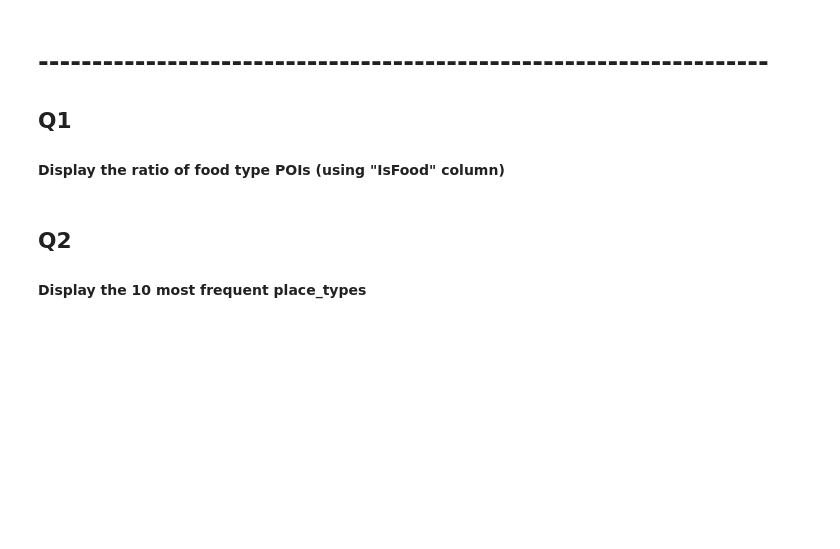
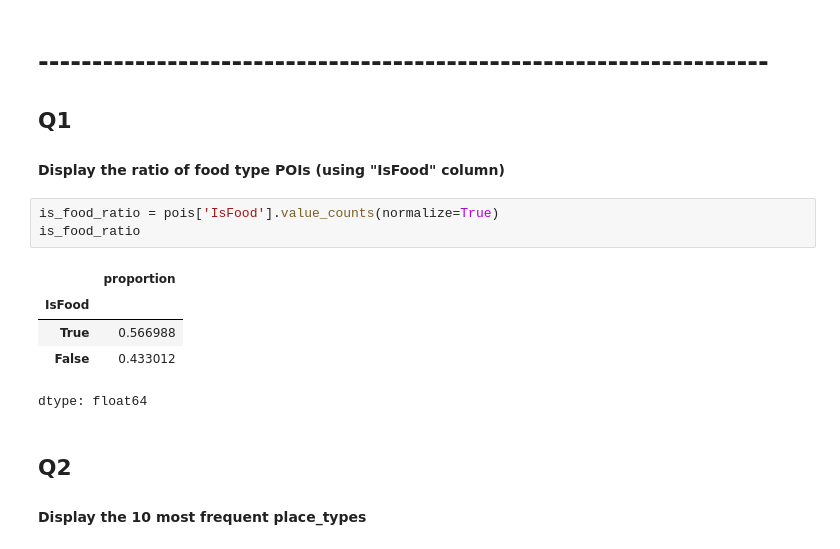
Before and after one commit to michael-sorani/LM4GeoAI, a Jupyter notebook: Exercises/EX_1_Geo_Semantic_Search.ipynb, the cells around one changed output. Saved outputs shown, nothing was run; the diff lists cells and outputs as text; blank space fills up the shorter version.

```diff
--- a/Exercises/EX_1_Geo_Semantic_Search.ipynb
+++ b/Exercises/EX_1_Geo_Semantic_Search.ipynb
@@ -128,6 +128,15 @@ pois.head()
 ## Q1
 
 #### Display the ratio of food type POIs (using "IsFood" column)
+# %%
+is_food_ratio = pois['IsFood'].value_counts(normalize=True)
+is_food_ratio
+# %% [output]
+|  | proportion |
+| IsFood |  |
+| True | 0.566988 |
+| False | 0.433012 |
+dtype: float64
 # %% [markdown]
 ## Q2
 
```
Also changed, not shown: parts of 9 cells of this notebook.
